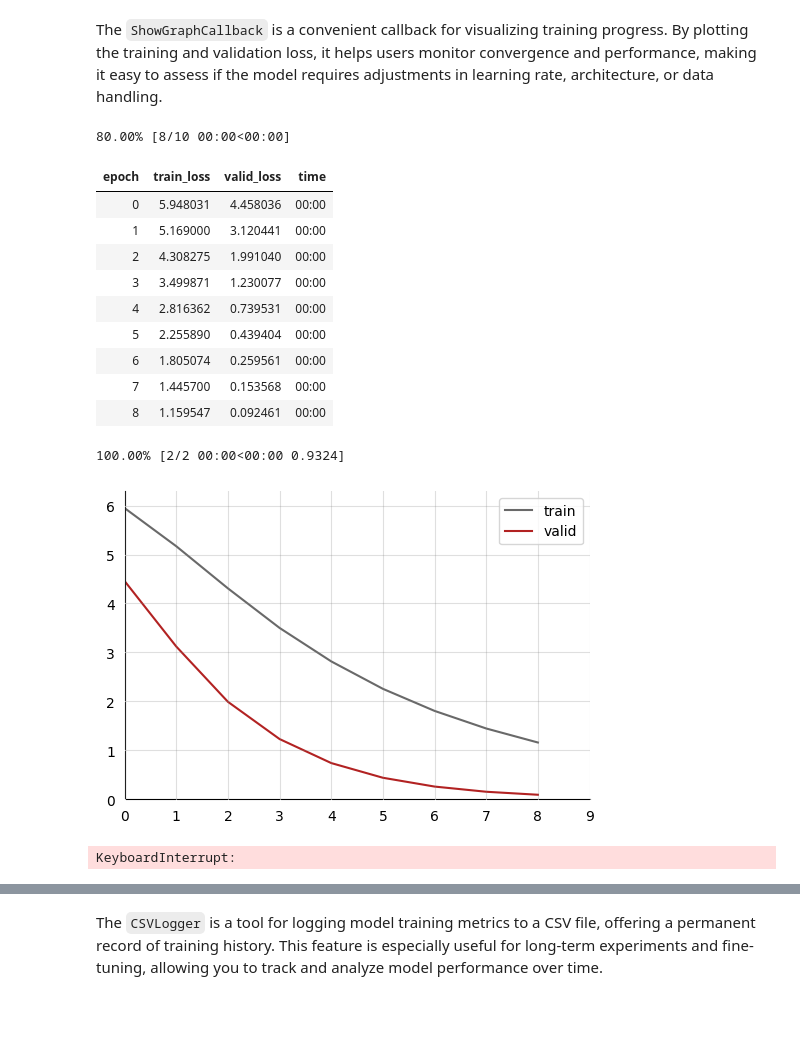
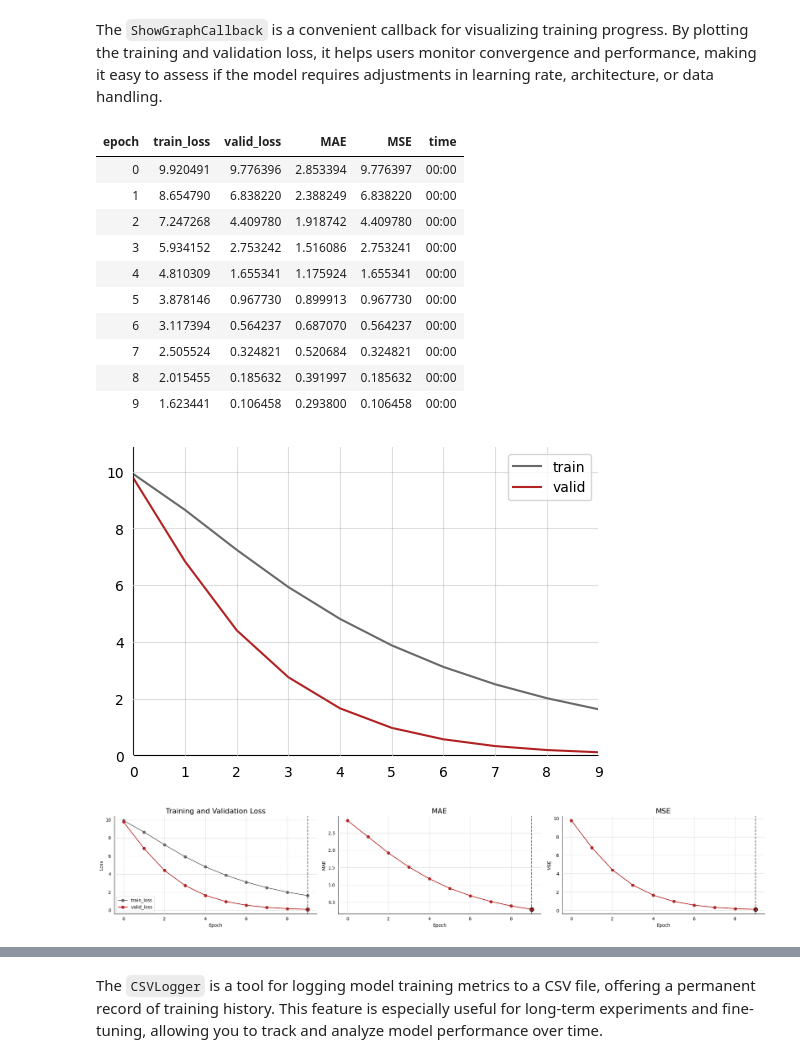
Before and after one commit to deepCLEM/bonsai, a Jupyter notebook: nbs/090_callbacks.ipynb, the cells around one changed output, grey strips where cells are left out. Cells and saved outputs as stored; diff of their text form; code cells hidden in the pictures; blank space fills up the shorter version.

Commit message:
added metrics plots to callbacks

```diff
--- a/nbs/090_callbacks.ipynb
+++ b/nbs/090_callbacks.ipynb
@@ -471,19 +472,19 @@ from fastai.test_utils import synth_learner
 import matplotlib.pyplot as plt
 # %%
-learn = synth_learner(cbs=[MeanLossGraphCallback()])
+set_backend("fastai")
+learn = synth_learner(metrics=[MAEMetric, MSEMetric],cbs=[MeanLossGraphCallback(minimize_metrics=True, orientation="horizontal")])
 learn.fit(10)
 # %% [output]
-80.00% [8/10 00:00<00:00]
-| epoch | train_loss | valid_loss | time |
-| 0 | 5.948031 | 4.458036 | 00:00 |
-| 1 | 5.169000 | 3.120441 | 00:00 |
-| 2 | 4.308275 | 1.991040 | 00:00 |
-| 3 | 3.499871 | 1.230077 | 00:00 |
-| 4 | 2.816362 | 0.739531 | 00:00 |
-| 5 | 2.255890 | 0.439404 | 00:00 |
-| 6 | 1.805074 | 0.259561 | 00:00 |
-| 7 | 1.445700 | 0.153568 | 00:00 |
-| 8 | 1.159547 | 0.092461 | 00:00 |
+| epoch | train_loss | valid_loss | MAE | MSE | time |
+| 0 | 9.920491 | 9.776396 | 2.853394 | 9.776397 | 00:00 |
+| 1 | 8.654790 | 6.838220 | 2.388249 | 6.838220 | 00:00 |
+| 2 | 7.247268 | 4.409780 | 1.918742 | 4.409780 | 00:00 |
+| 3 | 5.934152 | 2.753242 | 1.516086 | 2.753241 | 00:00 |
+| 4 | 4.810309 | 1.655341 | 1.175924 | 1.655341 | 00:00 |
+| 5 | 3.878146 | 0.967730 | 0.899913 | 0.967730 | 00:00 |
+| 6 | 3.117394 | 0.564237 | 0.687070 | 0.564237 | 00:00 |
+| 7 | 2.505524 | 0.324821 | 0.520684 | 0.324821 | 00:00 |
+| 8 | 2.015455 | 0.185632 | 0.391997 | 0.185632 | 00:00 |
+| 9 | 1.623441 | 0.106458 | 0.293800 | 0.106458 | 00:00 |
-100.00% [2/2 00:00<00:00 0.9324]
-[figure, old version]
+[figure, new version]
-KeyboardInterrupt:
+[figure, added]
```
Also changed, not shown: parts of 8 cells of this notebook, 4 other files.
